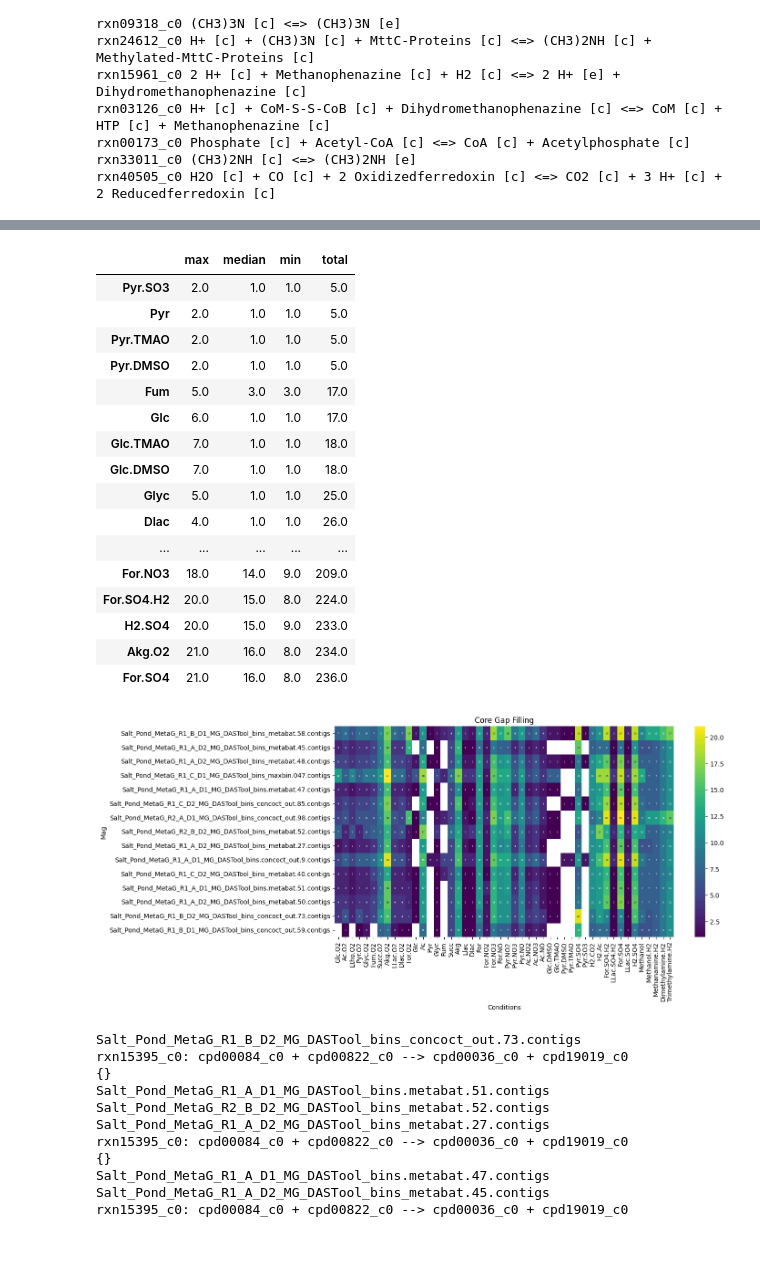
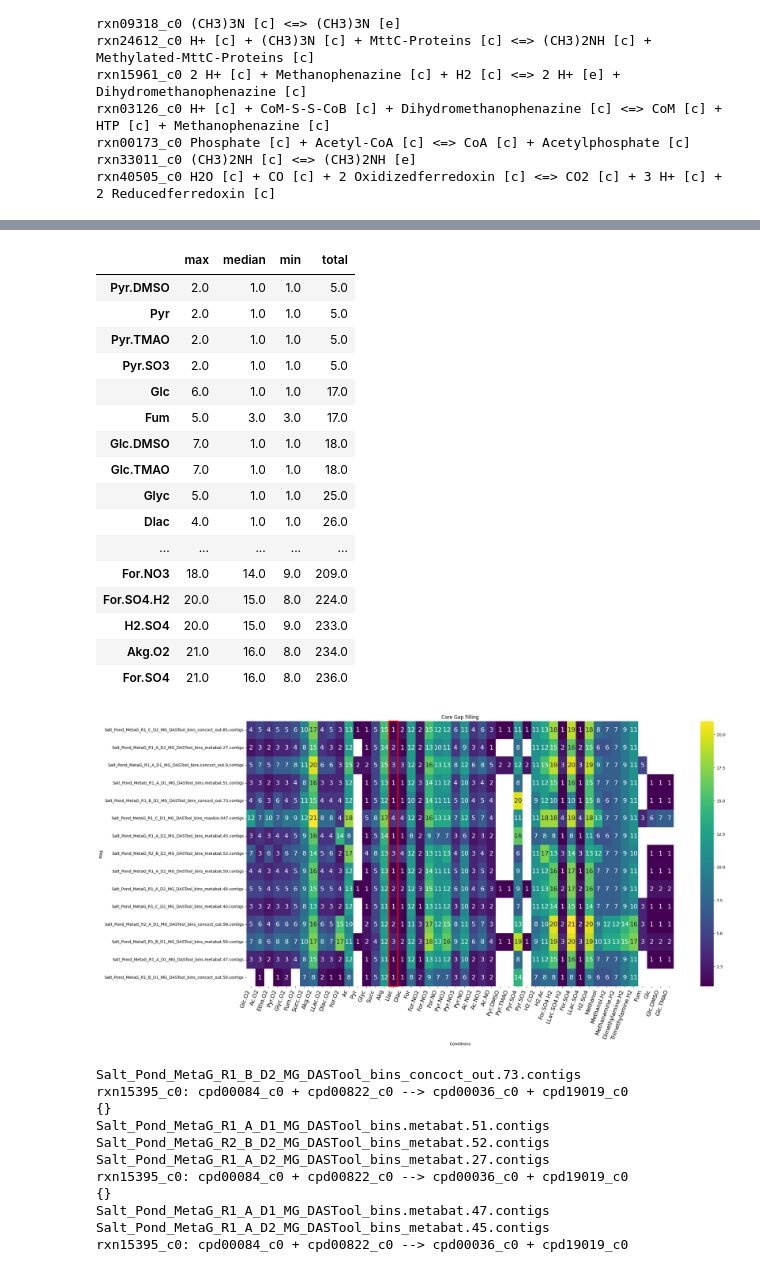
Before and after one commit to ModelSEED/MicrobiomeNotebooks, a Jupyter notebook: salterns/correlational/bet_reducers_local copy.ipynb, the cells around one changed output, grey strips where cells are left out. Drawn from its saved outputs; the diff is of its cells as text; code cells hidden in the pictures.

Commit message:
gapfilling heatmaps

```diff
--- a/salterns/correlational/bet_reducers_local copy.ipynb
+++ b/salterns/correlational/bet_reducers_local copy.ipynb
@@ -302,45 +319,59 @@ for genome_id in atp_data:
 # %%
 import seaborn as sns
 import matplotlib.pyplot as plt
 import pandas as pd
+import matplotlib.patches as patches
 
-# Corrected dictionary
 d = genome_core_gf
 
-# Convert to DataFrame
 df = pd.DataFrame.from_dict(d, orient='index')
 stats = {metID: {"max": row.max(), "median": row.median(), "min": row.min(), "total": row.sum()}
          for metID, row in df.T.iterrows()}
 stats_df = pd.DataFrame.from_dict(stats, orient='index')
 display(stats_df.sort_values(by="total"))
-# print("lowest max", )
 
-plt.figure(figsize=(12, 6))
-# Plot heatmap
-sns.heatmap(df, annot=True, cmap='viridis', annot_kws={"size": 4})
+fig, ax = plt.subplots(figsize=(24, 12))
+
+sns.heatmap(df, annot=True, cmap='viridis', annot_kws={"size": 16}, ax=ax)
 plt.title("Core Gap Filling")
 plt.ylabel("Mag")
 plt.xlabel("Conditions")
-plt.show()
+
+# Slanted x-axis labels at 70 degrees
+ax.set_xticklabels(ax.get_xticklabels(), fontsize=14, rotation=70, ha='right')
+
+# Box in red the column corresponding to "Llac"
+if "Llac" in df.columns:
+    llac_idx = list(df.columns).index("Llac")
+    ax.add_patch(patches.Rectangle(
+        (llac_idx, 0),
+        1, len(df),
+        fill=False,
+        edgecolor='red',
+        linewidth=3,
+        clip_on=False
+    ))
+
+plt.savefig("core_gap_filling_needed.png", dpi=600, bbox_inches='tight')
 # %% [output]
 |  | max | median | min | total |
-| Pyr.SO3 | 2.0 | 1.0 | 1.0 | 5.0 |
+| Pyr.DMSO | 2.0 | 1.0 | 1.0 | 5.0 |
 | Pyr | 2.0 | 1.0 | 1.0 | 5.0 |
 | Pyr.TMAO | 2.0 | 1.0 | 1.0 | 5.0 |
-| Pyr.DMSO | 2.0 | 1.0 | 1.0 | 5.0 |
+| Pyr.SO3 | 2.0 | 1.0 | 1.0 | 5.0 |
+| Glc | 6.0 | 1.0 | 1.0 | 17.0 |
 | Fum | 5.0 | 3.0 | 3.0 | 17.0 |
-| Glc | 6.0 | 1.0 | 1.0 | 17.0 |
+| Glc.DMSO | 7.0 | 1.0 | 1.0 | 18.0 |
 | Glc.TMAO | 7.0 | 1.0 | 1.0 | 18.0 |
-| Glc.DMSO | 7.0 | 1.0 | 1.0 | 18.0 |
 | Glyc | 5.0 | 1.0 | 1.0 | 25.0 |
 | Dlac | 4.0 | 1.0 | 1.0 | 26.0 |
 | ... | ... | ... | ... | ... |
 | For.NO3 | 18.0 | 14.0 | 9.0 | 209.0 |
 | For.SO4.H2 | 20.0 | 15.0 | 8.0 | 224.0 |
 | H2.SO4 | 20.0 | 15.0 | 9.0 | 233.0 |
 | Akg.O2 | 21.0 | 16.0 | 8.0 | 234.0 |
 | For.SO4 | 21.0 | 16.0 | 8.0 | 236.0 |
-[figure, old version]
+[figure, new version]
 # %%
 'Salt_Pond_MetaG_R1_A_D1_MG_DASTool_bins.concoct_out.9.contigs',
  'Salt_Pond_MetaG_R1_A_D1_MG_DASTool_bins.metabat.47.contigs',
```
Also changed, not shown: parts of 1 cell of this notebook, 10 other files.
